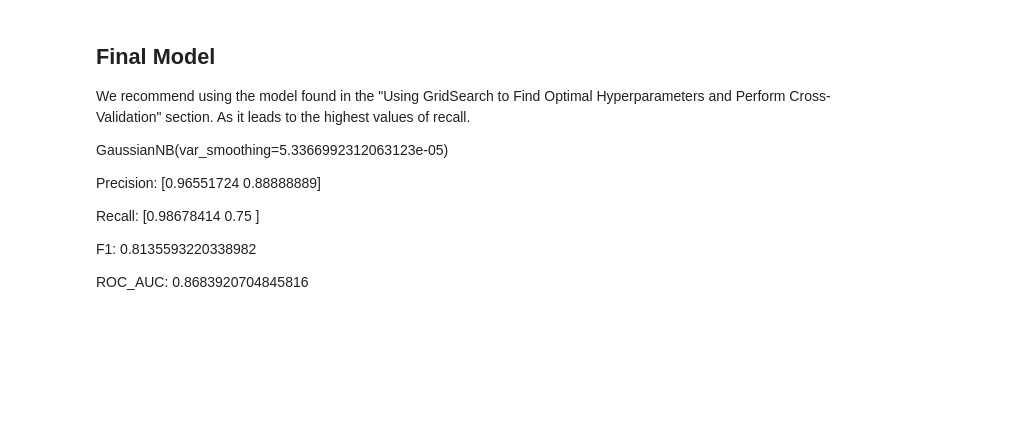
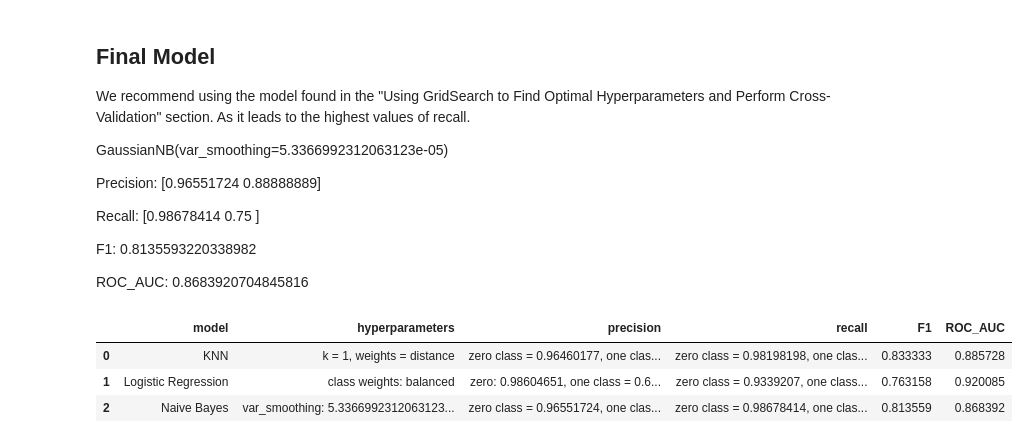
Before and after one commit to YMaher99/Machine-Learning-Course-Project, a Jupyter notebook: covid_merge.ipynb, the cells around one changed output. Drawn from its saved outputs; the diff is of its cells as text; code cells hidden in the pictures; blank space fills up the shorter version.

Commit message:
added comparision between models

```diff
--- a/covid_merge.ipynb
+++ b/covid_merge.ipynb
@@ -903,3 +880,20 @@ Recall: [0.98678414 0.75      ]
 F1: 0.8135593220338982
 
 ROC_AUC: 0.8683920704845816
+# %%
+models_comparision_dic = {
+    'model':['KNN', 'Logistic Regression', 'Naive Bayes'],
+    'hyperparameters': ['k = 1, weights = distance', 'class weights: balanced', 'var_smoothing: 5.3366992312063123e-05'],
+    'precision': ['zero class = 0.96460177, one class = 0.88235294',  'zero: 0.98604651, one class = 0.65909091 ', ' zero class = 0.96551724, one class = 0.88888889'],
+    'recall': ['zero class = 0.98198198, one class = 0.78947368' ,'zero class = 0.9339207, one class = 0.90625','zero class = 0.98678414, one class = 0.75 ' ],
+    'F1': [0.8333333333333333, 0.763157894736842 ,  0.8135593220338982],
+    'ROC_AUC': [0.8857278330962541, 0.9200853524229076 , 0.8683920704845816]
+}
+
+models_comaprision_df = pd.DataFrame(models_comparision_dic)
+models_comaprision_df
+# %% [output]
+|  | model | hyperparameters | precision | recall | F1 | ROC_AUC |
+| 0 | KNN | k = 1, weights = distance | zero class = 0.96460177, one clas... | zero class = 0.98198198, one clas... | 0.833333 | 0.885728 |
+| 1 | Logistic Regression | class weights: balanced | zero: 0.98604651, one class = 0.6... | zero class = 0.9339207, one class... | 0.763158 | 0.920085 |
+| 2 | Naive Bayes | var_smoothing: 5.3366992312063123... | zero class = 0.96551724, one clas... | zero class = 0.98678414, one clas... | 0.813559 | 0.868392 |
```
Also changed, not shown: parts of 9 cells of this notebook.
